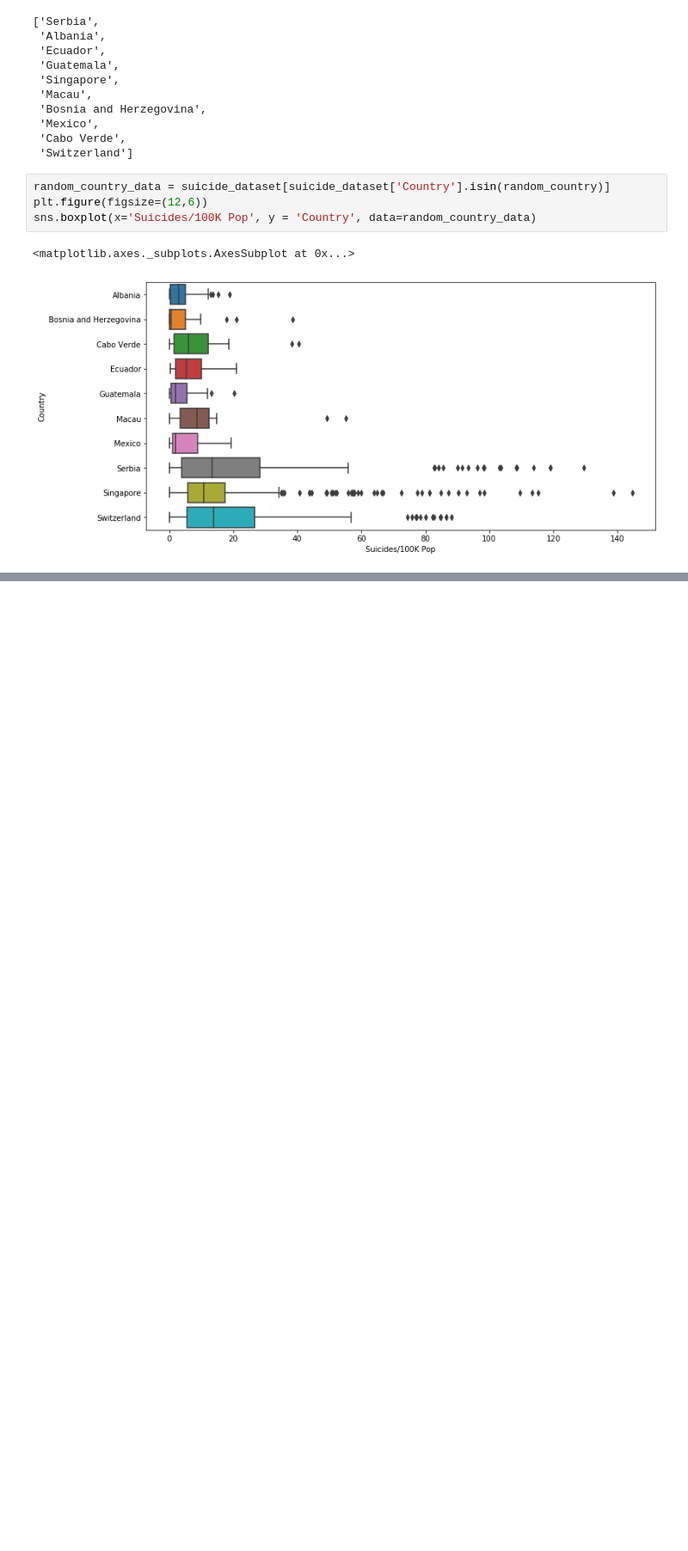
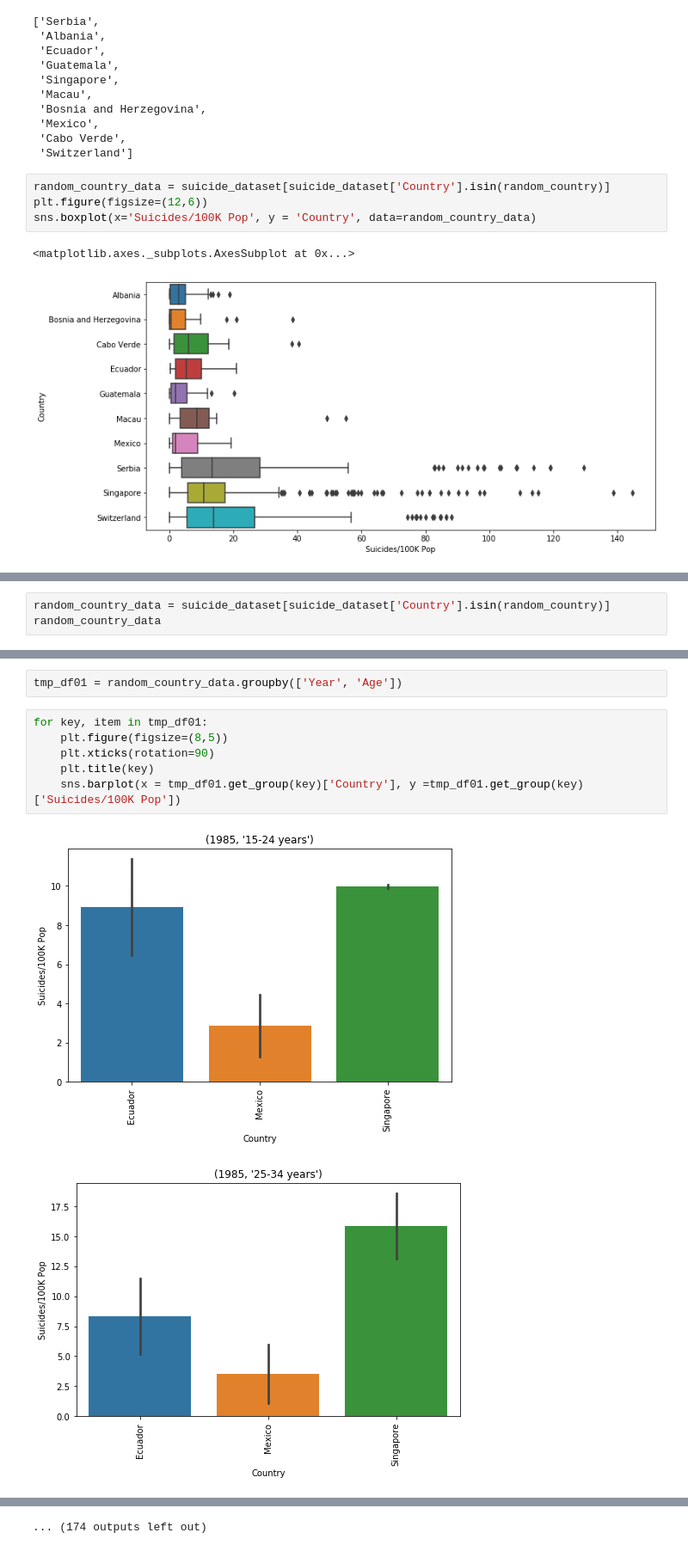
Before and after one commit to xd3262nd/proj-1, a Jupyter notebook: Suicide Visualization.ipynb, the cells around one changed output, grey strips where cells are left out. Shown at 86% size. Cells and saved outputs as stored; diff of their text form; blank space fills up the shorter version.

```diff
--- a/Suicide Visualization.ipynb
+++ b/Suicide Visualization.ipynb
@@ -415,0 +415,3 @@ sns.barplot(x = top_year, y = top_suicides)
+# %%
+random_country_data = suicide_dataset[suicide_dataset['Country'].isin(random_country)]
+random_country_data
@@ -415,0 +432,11 @@ sns.barplot(x = top_year, y = top_suicides)
+# %%
+tmp_df01 = random_country_data.groupby(['Year', 'Age'])
+# %%
+for key, item in tmp_df01:
+    plt.figure(figsize=(8,5))
+    plt.xticks(rotation=90)
+    plt.title(key)
+    sns.barplot(x = tmp_df01.get_group(key)['Country'], y =tmp_df01.get_group(key)['Suicides/100K Pop'])
+# %% [output]
+[figure, added]
+[figure, added]
@@ -415,0 +453 @@ sns.barplot(x = top_year, y = top_suicides)
+... (174 outputs left out)
```
Also changed, not shown: parts of 8 cells of this notebook, 1 other file.
